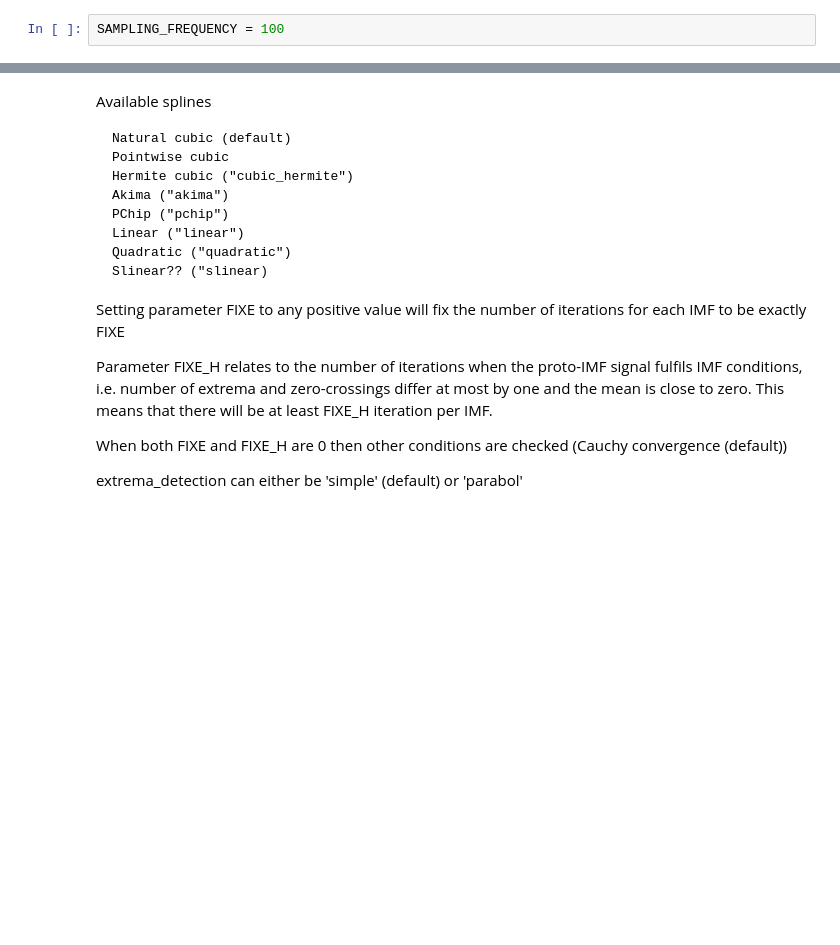
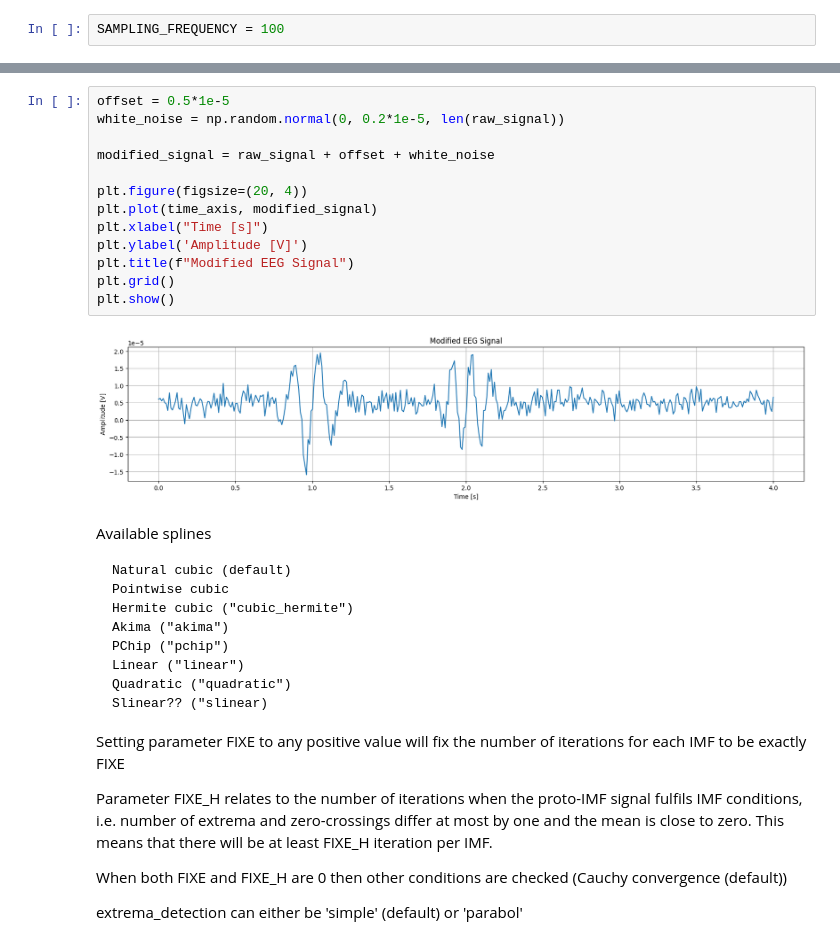
Before and after one commit to arvin-das/TTK7_second_project, a Jupyter notebook: emd.ipynb, the cells around one changed output, grey strips where cells are left out. Cells and saved outputs as stored; diff of their text form; blank space fills up the shorter version.

```diff
--- a/emd.ipynb
+++ b/emd.ipynb
@@ -18,6 +20,21 @@ plt.title(f"Original Raw EEG Signal")
 plt.show()
 # %% [output]
 [figure]
+# %%
+offset = 0.5*1e-5
+white_noise = np.random.normal(0, 0.2*1e-5, len(raw_signal))
+
+modified_signal = raw_signal + offset + white_noise
+
+plt.figure(figsize=(20, 4))
+plt.plot(time_axis, modified_signal)
+plt.xlabel("Time [s]")
+plt.ylabel('Amplitude [V]')
+plt.title(f"Modified EEG Signal")
+plt.grid()
+plt.show()
+# %% [output]
+[figure, added]
 # %% [markdown]
 Available splines
 
```
Also changed, not shown: parts of 5 cells of this notebook, 2 other files.
